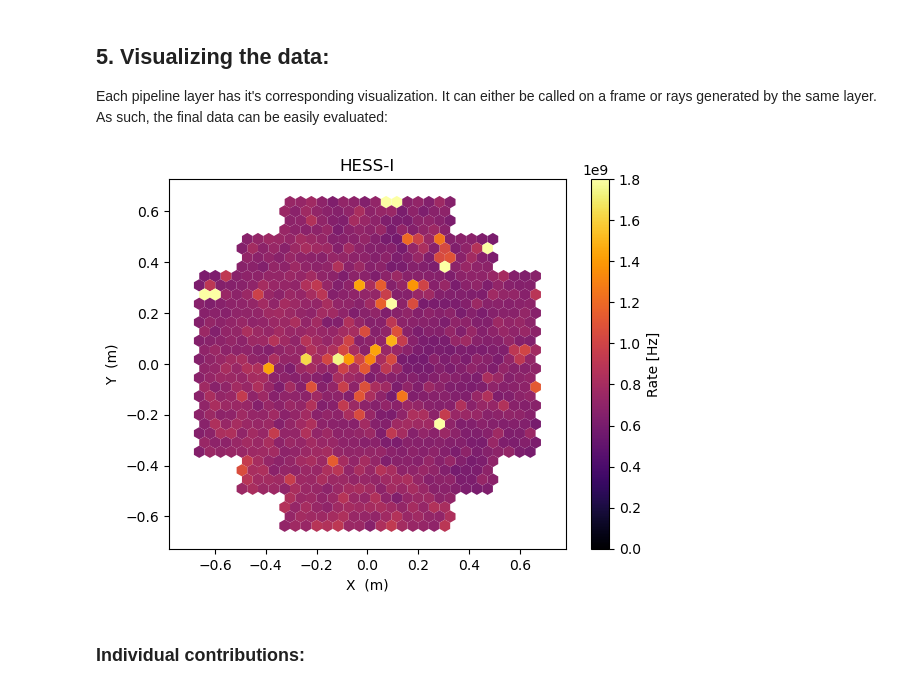
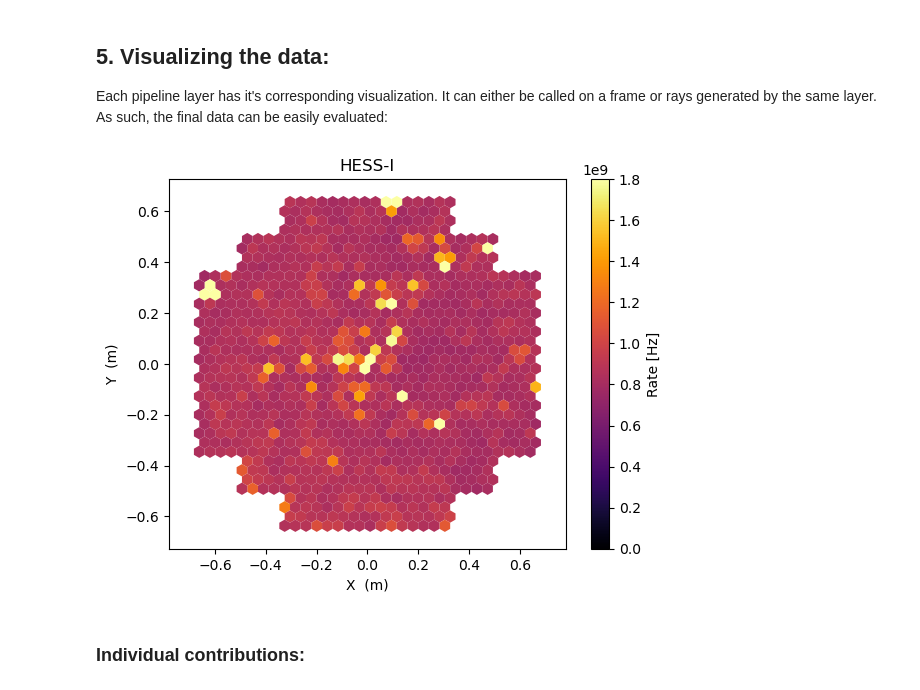
Before and after one commit to GerritRo/nsb2, a Jupyter notebook: examples/HESSI_Tutorial.ipynb, the cells around one changed output. Saved outputs shown, nothing was run; the diff lists cells and outputs as text; code cells hidden in the pictures.

```diff
--- a/examples/HESSI_Tutorial.ipynb
+++ b/examples/HESSI_Tutorial.ipynb
@@ -71,29 +71,29 @@ conf_cornils = {"parameters": [0.1, np.deg2rad(2.5)], 'bins': c_bins, 'degradati
 # %%
 # Sources:
 glow = airglow.Noll2012(conf_glow)
-zodi = zodiacal.Masana2021(conf_zodi)
+zodi = zodiacal.Masana2021({})
 
-hipp = stars.Hipparcos(conf_hipp)
-gaia = stars.GaiaDR3(conf_gaia)
-gbl  = galactic.GaiaDR3Mag15(conf_gbl)
+gaia = stars.StarCatalog(conf_gaia)
+hmag = galactic.GaiaDR3Mag15(conf_hmag)
+gbl  = galactic.Kawara2017(conf_kawa)
 
 jons = moon.Jones2013(conf_jons)
 
 # Atmospheric Extinction:
-atm_airglow = extinction.Masana2021(conf_masana)([glow])
-atm_diffuse = extinction.Masana2021(conf_masana)([zodi, gbl])
-atm_stellar = extinction.Masana2021(conf_masana)([gaia, hipp])
+atm_airglow = extinction.Noll2012({'scale':1.6, 'offset':-0.16})([glow])
+atm_diffuse = extinction.Masana2021({'gamma':0.5})([zodi, gbl])
+atm_stellar = extinction.Masana2021({'gamma':1})([gaia, hmag])
 
 # Atmospheric Scattering:
 atm_ray = scattering.Rayleigh(conf_ray)([jons]).map(np.deg2rad(180))
 atm_mie = scattering.Mie(conf_mie)([jons]).map(np.deg2rad(180))
 
-# Instrument:
-cornils_df = HESS.Cornils2003(conf_cornils, 1)([atm_ray, atm_mie, atm_diffuse, atm_airglow])
-cornils_st = HESS.Cornils2003(conf_cornils, 50)([atm_stellar])
+# Testing scattering components
+atm_tes = scattering.Mie(conf_mie, N=50)([glow, zodi, gbl])
+atm_tet = scattering.Rayleigh(conf_ray, N=50)([glow, zodi, gbl])
 
 # Camera:
-CT1 = HESS.CT1(3)([cornils_df, cornils_st])
+CT1 = Instrument({'camera':hess1u, 'bandpass':bandpass.HESS1U()}, 1)([atm_stellar, atm_ray, atm_mie, atm_tes, atm_tet])
 # %% [markdown]
 ### Compiling the model:
 # %%
@@ -118,12 +118,9 @@ A "frame" describing a capture is determined by:
 # %%
 location = EarthLocation.from_geodetic(16.5028, -23.27280, 1800.)
 obstime  = astropy.time.Time('2021-03-21T22:14:16', format='isot', scale='utc')
-altaz  = AltAz(obstime=obstime, location=location)
-#target   = SkyCoord(dec = -59.01192496, ra = 161.21859696, unit='deg', frame='icrs').transform_to(altaz)
-target   = SkyCoord.from_name('eta car').transform_to(altaz)
+target   = SkyCoord.from_name('eta car')
 
-frame = Frame(altaz, target, 3, albedo=0.9, aero=[0.065, 1.6], sfu=75)
-frame.obswl = np.linspace(270, 730, 15)*u.nm
+frame = Frame(location, obstime, target, 3.2, -0.25*u.deg, np.linspace(270, 730, 30)*u.nm, albedo=0.85, aero=[0.065, 1.2], sfu=75)
 # %% [markdown]
 ## 4. Using the model to predict NSB
 # %%
@@ -135,11 +132,18 @@ Wall time: 43.1 s
 # %% [markdown]
 ## 5. Visualizing the data:
 Each pipeline layer has it's corresponding visualization. It can either be called on a frame or rays generated by the same layer. As such, the final data can be easily evaluated:
+# %%
+from ctapipe.visualization import CameraDisplay
+def ctapipe_disp(cam, instrument, rays, ax, label='a.u.', **kwargs):
+    display = CameraDisplay(cam, ax=ax, **kwargs)
+    display.image = instrument.camera.pix_assign(rays)
+    display.add_colorbar(label=label)
+    return display
 # %%
 fig, ax = plt.subplots()
-disp = CT1.display(res, ax, 'Rate [Hz]', show_frame=False)
+disp = ctapipe_disp(cam, CT1, res, ax, 'Rate [Hz]', show_frame=False)
 disp.set_limits_minmax(0, 1.8e9)
 # %% [output]
-[figure, old version]
+[figure, new version]
 # %% [markdown]
 ### Individual contributions:
```
Also changed, not shown: parts of 12 cells of this notebook, 11 other files.
